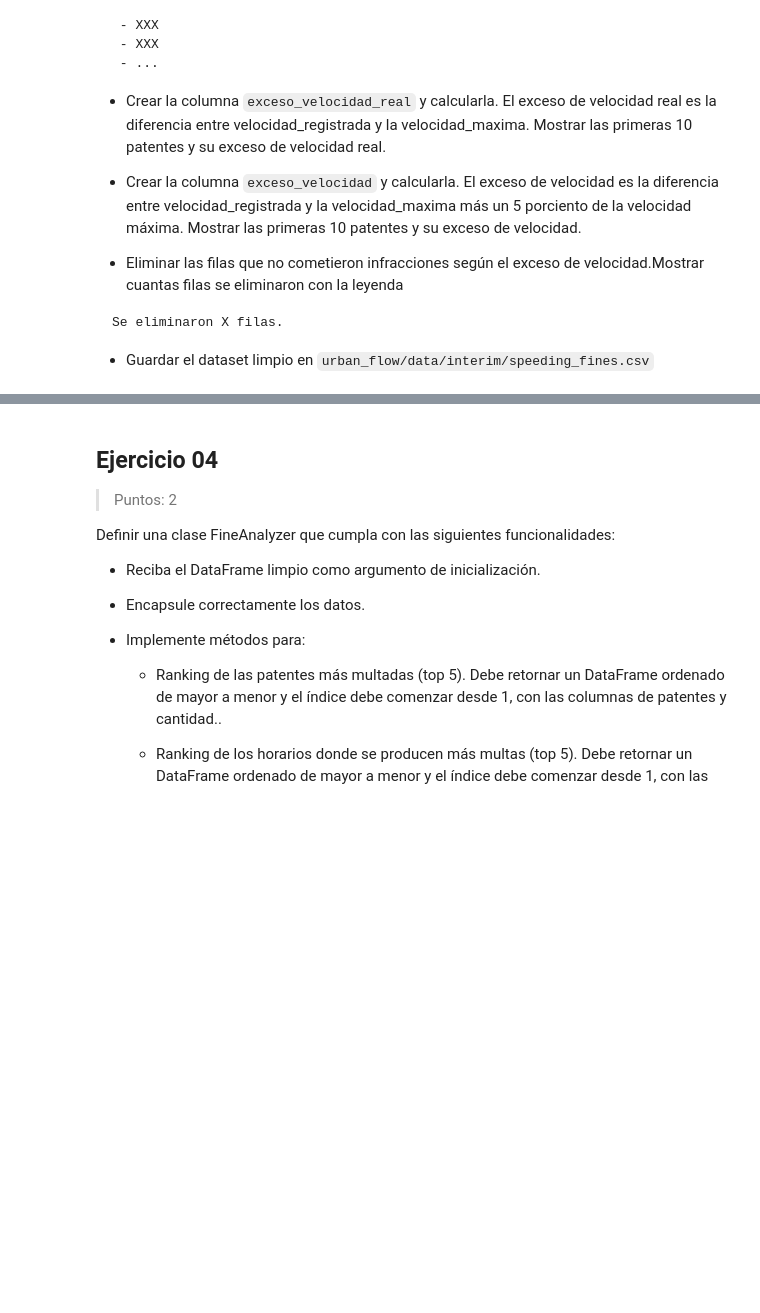
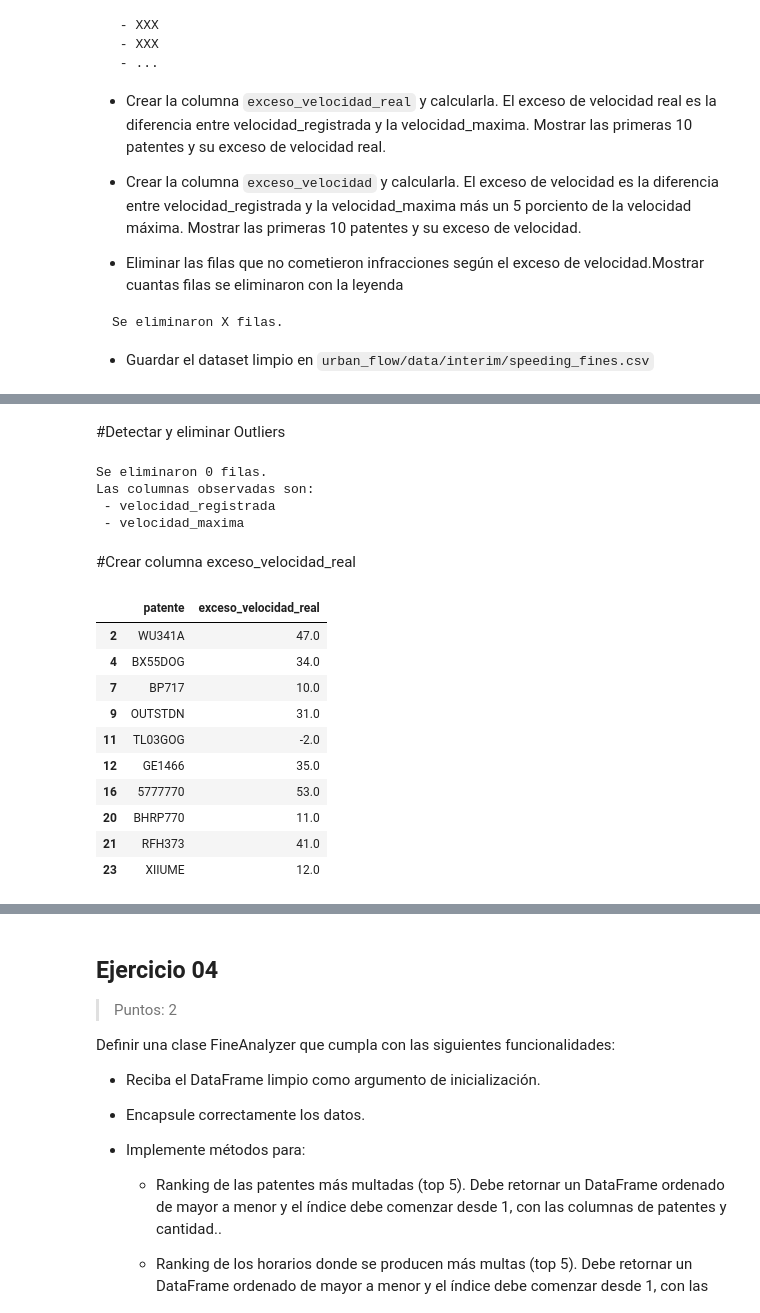
Before and after one commit to FrancoLavi/urban-flow-tp, a Jupyter notebook: Urban_Flow.ipynb, the cells around one changed output, grey strips where cells are left out. Saved outputs shown, nothing was run; the diff lists cells and outputs as text; code cells hidden in the pictures; blank space fills up the shorter version.

```diff
--- a/Urban_Flow.ipynb
+++ b/Urban_Flow.ipynb
@@ -304,0 +378,12 @@ Se eliminaron X filas.
+# %%
+df["patente"] = (
+    df["patente"]
+    .astype(str)
+    .str.replace(r"[^a-zA-Z0-9]", "", regex=True)
+    .str.upper()
+    .str.strip()
+)
+
+df["patente"] = df["patente"].replace("", pd.NA)
+
+df["patente"].tail(10)
@@ -304,0 +436,53 @@ Se eliminaron X filas.
+# %% [markdown]
+#Detectar y eliminar Outliers
+# %%
+columnas_outliers = [
+    "velocidad_registrada",
+    "velocidad_maxima"
+]
+
+filas_antes = len(df)
+
+for columna in columnas_outliers:
+    Q1 = df[columna].quantile(0.25)
+    Q3 = df[columna].quantile(0.75)
+    IQR = Q3 - Q1
+
+    limite_inferior = Q1 - 1.5 * IQR
+    limite_superior = Q3 + 1.5 * IQR
+
+    df = df[
+        (df[columna] >= limite_inferior) &
+        (df[columna] <= limite_superior)
+    ]
+
+filas_despues = len(df)
+filas_eliminadas = filas_antes - filas_despues
+
+print(f"Se eliminaron {filas_eliminadas} filas.")
+print("Las columnas observadas son:")
+for columna in columnas_outliers:
+    print(f" - {columna}")
+# %% [output]
+Se eliminaron 0 filas.
+Las columnas observadas son:
+ - velocidad_registrada
+ - velocidad_maxima
+# %% [markdown]
+#Crear columna exceso_velocidad_real
+# %%
+df["exceso_velocidad_real"] = df["velocidad_registrada"] - df["velocidad_maxima"]
+
+df[["patente", "exceso_velocidad_real"]].head(10)
+# %% [output]
+|  | patente | exceso_velocidad_real |
+| 2 | WU341A | 47.0 |
+| 4 | BX55DOG | 34.0 |
+| 7 | BP717 | 10.0 |
+| 9 | OUTSTDN | 31.0 |
+| 11 | TL03GOG | -2.0 |
+| 12 | GE1466 | 35.0 |
+| 16 | 5777770 | 53.0 |
+| 20 | BHRP770 | 11.0 |
+| 21 | RFH373 | 41.0 |
+| 23 | XIIUME | 12.0 |
```
Also changed, not shown: parts of 16 cells of this notebook.
